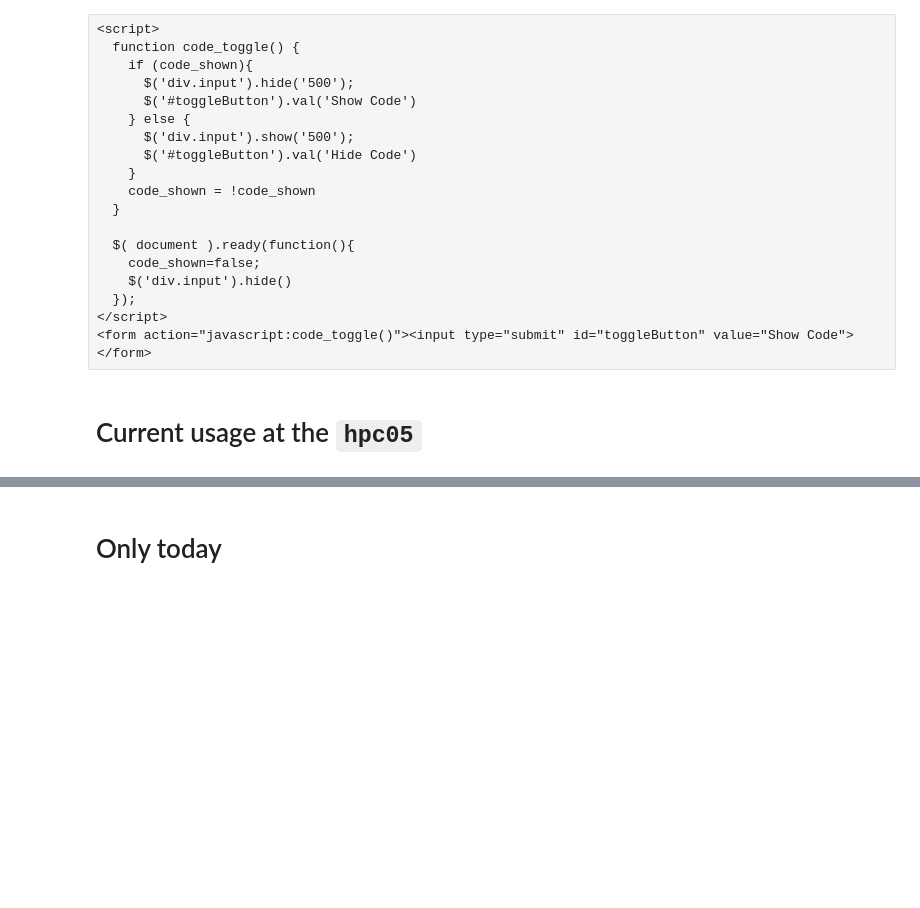
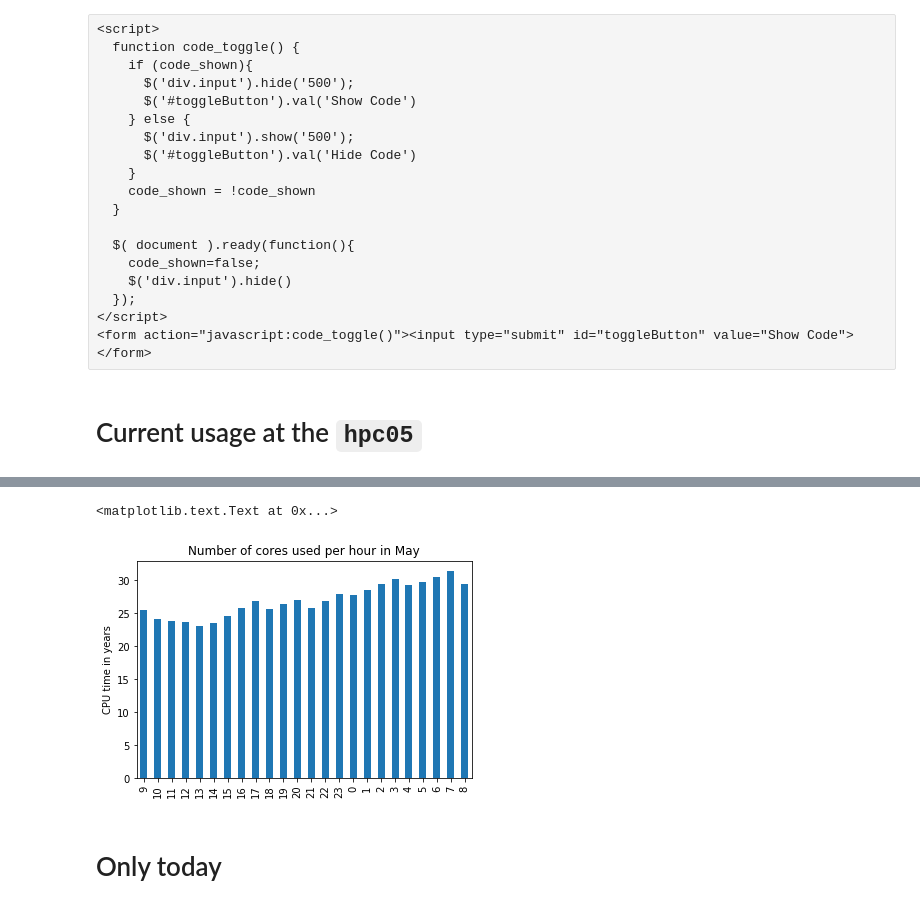
Before and after one commit to basnijholt/cluster-logger, a Jupyter notebook: index.ipynb, the cells around one changed output, grey strips where cells are left out. Cells and saved outputs as stored; diff of their text form; code cells hidden in the pictures; blank space fills up the shorter version.

```diff
--- a/index.ipynb
+++ b/index.ipynb
@@ -106,3 +127,10 @@ for user, row in user_df.sort_values('reserved_days', ascending=False).iterrows(
+# %%
+ax = df.groupby(df.index.hour, sort=False).actual_usage_time.sum().divide(86400 * 365).plot.bar()
+ax.set_ylabel('CPU time in years')
+ax.set_title('Number of cores used per hour in {}'.format(month))
+# %% [output]
+<matplotlib.text.Text at 0x...>
+[figure, added]
 # %% [markdown]
 # Only today
 # %%
```
Also changed, not shown: parts of 14 cells of this notebook.
